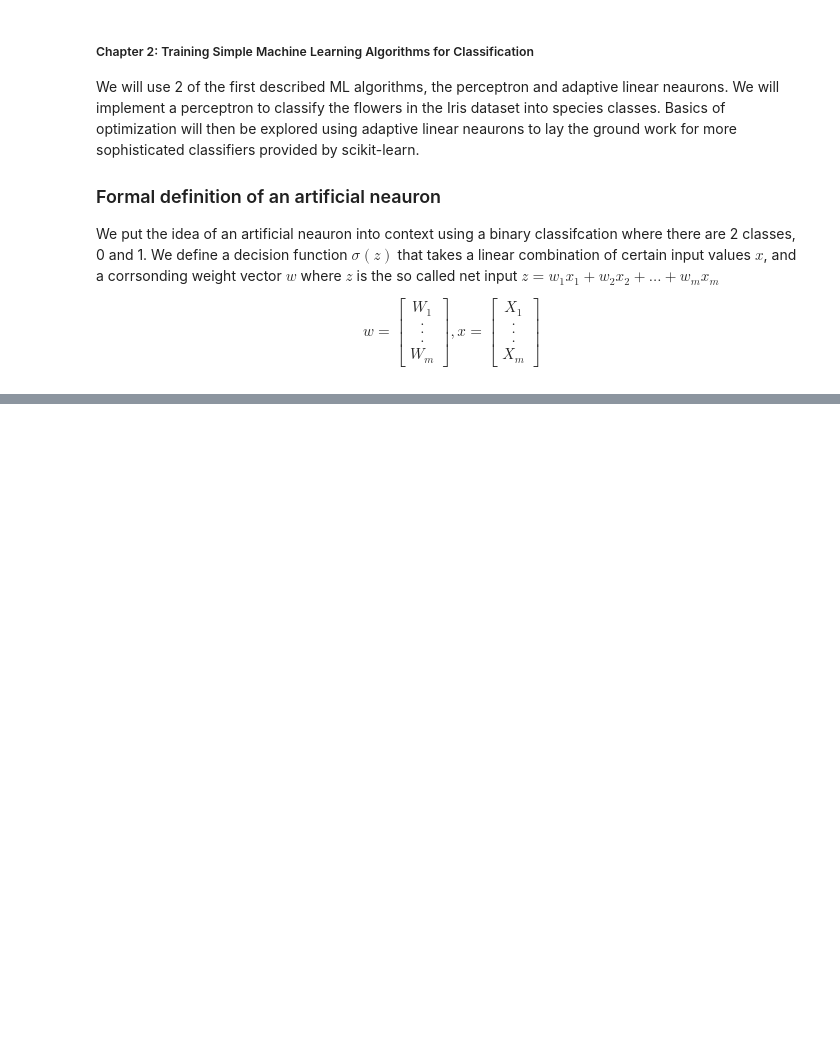
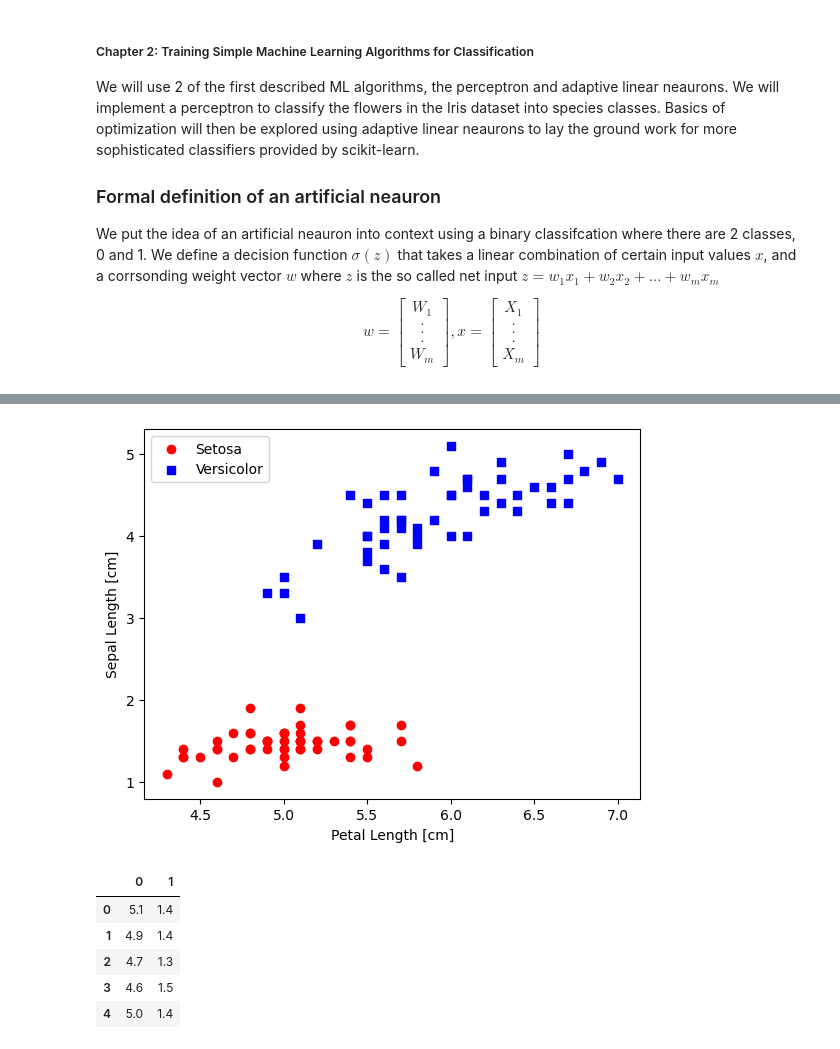
Before and after one commit to Jonathan-Flint/ML-PyTorch-SciKitLearn, a Jupyter notebook: Chapter 2/Chapter 2.ipynb, the cells around one changed output, grey strips where cells are left out. Cells and saved outputs as stored; diff of their text form; code cells hidden in the pictures; blank space fills up the shorter version.

```diff
--- a/Chapter 2/Chapter 2.ipynb
+++ b/Chapter 2/Chapter 2.ipynb
@@ -161,0 +172,8 @@ class Perc:
+# %%
+import os
+import pandas as pd
+pd.options.display.max_seq_items = 2000
+s = 'https://archive.ics.uci.edu/ml/machine-learning-databases/iris/iris.data'
+
+df = pd.read_csv(s, header=None, encoding='utf-8')
+df.tail(5)
@@ -161,0 +187,32 @@ class Perc:
+# %%
+# Extract the first 100 class labels corresponding to the 50 Iris-setosa and 50 Iris-versicolour flowers and conver the class labels into two integer class labels, 0 and 1 respectively
+
+import matplotlib.pyplot as plt
+import numpy as np
+
+y = df.iloc[0:100, 4].values
+y = np.where(y == 'Iris-setosa', 0, 1)
+
+# Extract sepal length feature
+
+X = df.iloc[0:100, [0,2]].values
+
+# Plot the data
+
+plt.scatter(X[:50, 0], X[:50, 1], color='red', marker='o', label = 'Setosa')
+plt.scatter(X[50:100, 0], X[50:100, 1], color='blue', marker='s', label='Versicolor')
+plt.ylabel('Sepal Length [cm]')
+plt.xlabel('Petal Length [cm]')
+plt.legend(loc='upper left')
+plt.show()
+
+x_df = pd.DataFrame(X)
+x_df.head()
+# %% [output]
+[figure, added]
+|  | 0 | 1 |
+| 0 | 5.1 | 1.4 |
+| 1 | 4.9 | 1.4 |
+| 2 | 4.7 | 1.3 |
+| 3 | 4.6 | 1.5 |
+| 4 | 5.0 | 1.4 |
```
Also changed, not shown: parts of 21 cells of this notebook, 1 other file.
